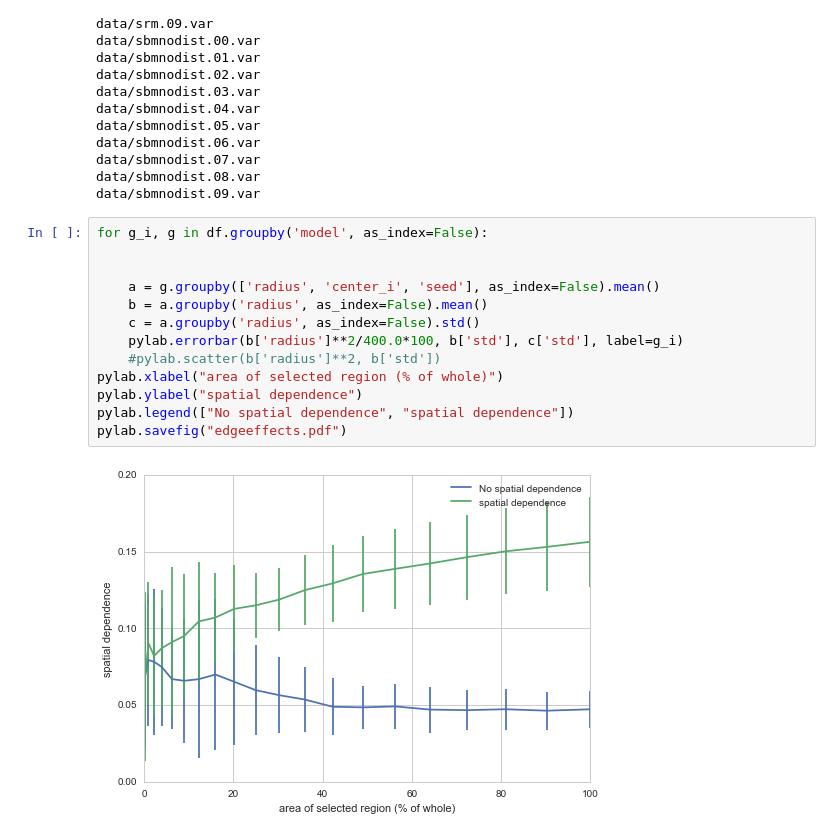
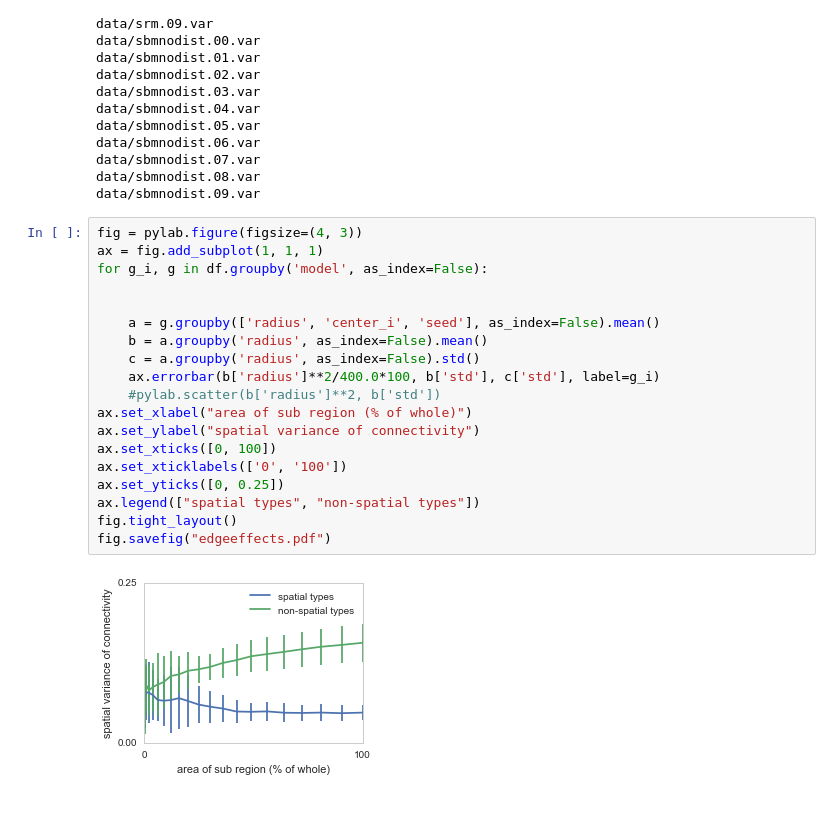
Before and after one commit to ericmjonas/connectodiscovery, a Jupyter notebook: experiments/edgeeffects/edgeeffects.ipynb, the cells around one changed output. Cells and saved outputs as stored; diff of their text form; blank space fills up the shorter version.

```diff
--- a/experiments/edgeeffects/edgeeffects.ipynb
+++ b/experiments/edgeeffects/edgeeffects.ipynb
@@ -187,17 +187,23 @@ data/sbmnodist.07.var
 data/sbmnodist.08.var
 data/sbmnodist.09.var
 # %%
+fig = pylab.figure(figsize=(4, 3))
+ax = fig.add_subplot(1, 1, 1)
 for g_i, g in df.groupby('model', as_index=False):
 
 
     a = g.groupby(['radius', 'center_i', 'seed'], as_index=False).mean()
     b = a.groupby('radius', as_index=False).mean()
     c = a.groupby('radius', as_index=False).std()
-    pylab.errorbar(b['radius']**2/400.0*100, b['std'], c['std'], label=g_i)
+    ax.errorbar(b['radius']**2/400.0*100, b['std'], c['std'], label=g_i)
     #pylab.scatter(b['radius']**2, b['std'])
-pylab.xlabel("area of selected region (% of whole)")
-pylab.ylabel("spatial dependence")
-pylab.legend(["No spatial dependence", "spatial dependence"])
-pylab.savefig("edgeeffects.pdf")
+ax.set_xlabel("area of sub region (% of whole)")
+ax.set_ylabel("spatial variance of connectivity")
+ax.set_xticks([0, 100])
+ax.set_xticklabels(['0', '100'])
+ax.set_yticks([0, 0.25])
+ax.legend(["spatial types", "non-spatial types"])
+fig.tight_layout()
+fig.savefig("edgeeffects.pdf")
 # %% [output]
-[figure, old version]
+[figure, new version]
```
Also changed, not shown: 7 other files.
